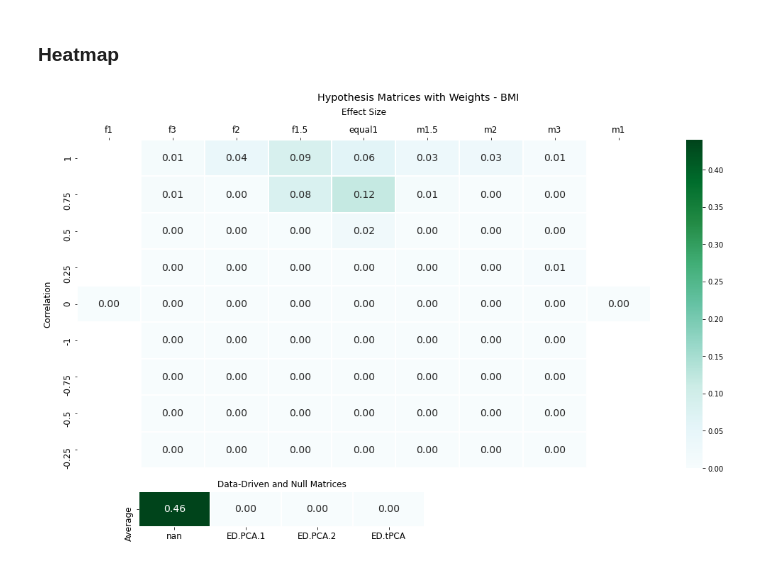
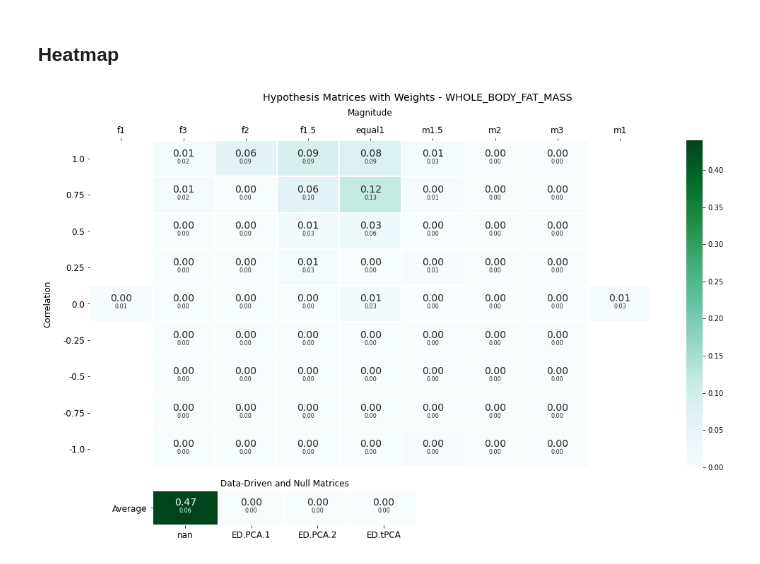
Before and after one commit to cz5959/GWAS-frontera, a Jupyter notebook: test.ipynb, the cells around one changed output. Saved outputs shown, nothing was run; the diff lists cells and outputs as text; code cells hidden in the pictures.

Commit message:
plots

```diff
--- a/test.ipynb
+++ b/test.ipynb
@@ -181,20 +164,54 @@ df_null = df_null.T
+# %%
+# load in mixture proportion results as dataframe
+pheno = "whole_body_fat_mass"
+os.chdir('C:\\Users\\Carrie Zhu\\Documents\\Research\\GWAS-frontera\\GWAS_Results\\{0}'.format(pheno))
+df = pd.read_csv("{0}mixprop_full.txt".format(pheno),sep="\t")
+# %%
+# get mean and std dev; split matrice name into correlation and effect categories
+df_values = pd.DataFrame({'std':df.std(axis=1),'ave':df.mean(axis=1)})
+df = pd.concat([df['mix_0'], df_values['ave'], df_values['std']], axis=1)
+split_df = df["mix_0"].str.split("_", n=2, expand = True)
+df['corr'] = split_df[1].astype(float)
+df['effect'] = split_df[0] + split_df[2]
+# %%
+# create pivot table to hypothesis and null matrices for averages and std
+df_hyp = df.loc[pd.notnull(df['effect'])]
+df_ave = df_hyp.pivot(index='corr',columns='effect',values='ave')
+df_ave = df_ave.reindex(columns=['f1','f3', 'f2', 'f1.5','equal1','m1.5','m2','m3','m1'])
+df_ave = df_ave.sort_values('corr', ascending=False)
+
+df_std = df_hyp.pivot(index='corr',columns='effect',values='std')
+df_std = df_std.reindex(columns=['f1','f3', 'f2', 'f1.5','equal1','m1.5','m2','m3','m1'])
+df_std = df_std.sort_values('corr', ascending=False)
+
+df_null = df.loc[pd.isnull(df['effect'])]
+df_null_ave = pd.DataFrame(list(df_null['ave']), index=list(df_null['mix_0']), columns=['Average']).T
+df_null_std = pd.DataFrame(list(df_null['std']), index=list(df_null['mix_0']), columns=['STD']).T
 # %%
+# plot heat map
 fig = plt.figure(figsize=(15, 10))
 gs = fig.add_gridspec(8, 12)
 ax1 = fig.add_subplot(gs[0:6,:])
 ax2 = fig.add_subplot(gs[6:7,1:6])
 
-sns.heatmap(df_heat, cmap='BuGn', annot=True, annot_kws={'size':14}, linewidths=1, ax=ax1, vmax=0.44, fmt='.2f')
+plt.suptitle("Hypothesis Matrices with Weights - {0}".format(pheno.upper()), fontsize='x-large')
+sns.heatmap(df_ave, cmap='BuGn', annot=True, annot_kws={'size':14, 'va':'bottom'}, linewidths=1, ax=ax1, vmax=0.44, fmt='.2f')
+sns.heatmap(df_ave, cmap='BuGn', annot=df_std, annot_kws={'size':8, 'va':'top'}, linewidths=1, ax=ax1, vmax=0.44, fmt='.2f',cbar=False)
+
 ax1.xaxis.tick_top()
 ax1.xaxis.set_label_position('top')
-ax1.set_xlabel('Effect Size',fontsize='large', labelpad=15)
+ax1.set_xlabel('Magnitude',fontsize='large', labelpad=15)
 ax1.set_ylabel('Correlation', fontsize='large', labelpad=15)
-ax1.tick_params(labelsize=12)
+ax1.tick_params(labelsize=12, labelrotation=0.5)
+
 ax2.set_title("Data-Driven and Null Matrices")
-sns.heatmap(df_null, cmap='BuGn', annot=True, annot_kws={'size':14}, linewidths=1, ax=ax2, cbar=False, fmt='.2f')
+sns.heatmap(df_null_ave, cmap='BuGn', annot=True, annot_kws={'size':14, 'va':'bottom'}, linewidths=1, ax=ax2, cbar=False, fmt='.2f')
+sns.heatmap(df_null_ave, cmap='BuGn', annot=df_null_std, annot_kws={'size':8, 'va':'top'}, linewidths=1, ax=ax2, cbar=False, fmt='.2f')
+ax2.tick_params(labelsize=12, labelrotation=0.5)
+
 plt.tick_params(labelsize=12)
-plt.suptitle("Hypothesis Matrices with Weights - {0}".format(pheno.upper()), fontsize='x-large')
+
 plt.tight_layout()
 plt.savefig("{0}mixheat_all.png".format(pheno))
 # %% [output]
-[figure, old version]
+[figure, new version]
```
Also changed, not shown: parts of 10 cells of this notebook, 53 other files.
